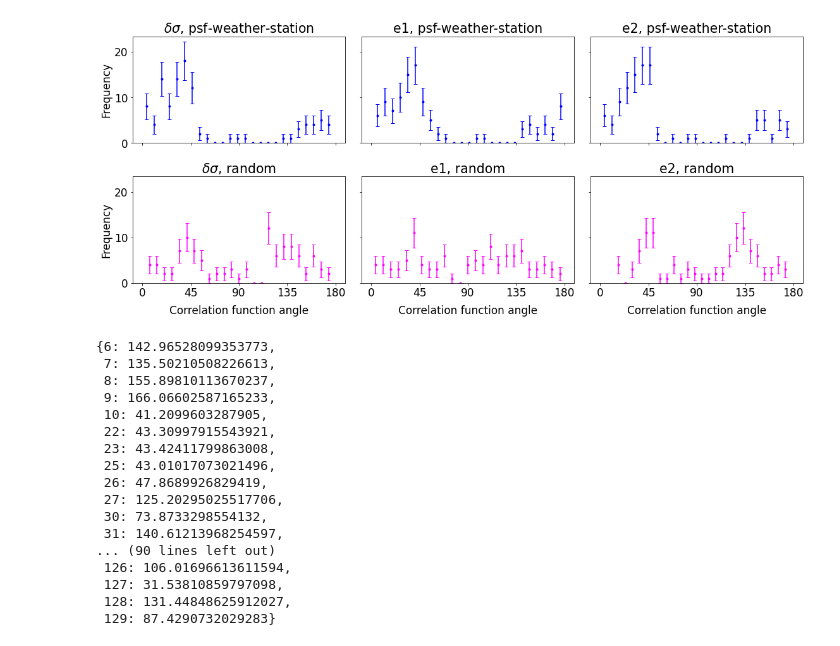
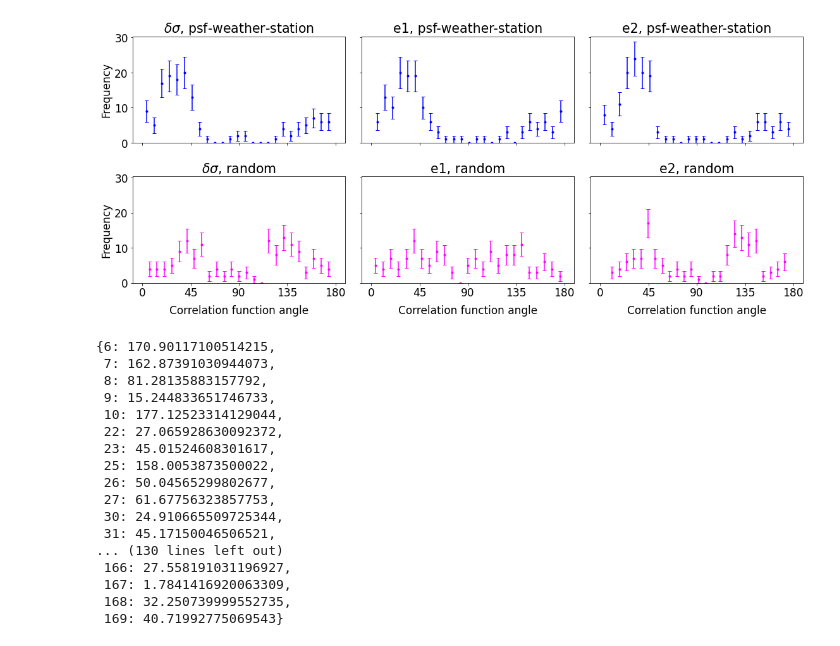
Before and after one commit to insepien/psf, a Jupyter notebook: fit2pcf/calMoments.ipynb, the cells around one changed output. Cells and saved outputs as stored; diff of their text form; code cells hidden in the pictures.

```diff
--- a/fit2pcf/calMoments.ipynb
+++ b/fit2pcf/calMoments.ipynb
@@ -87,7 +87,7 @@ def get_orient(im):
 # %%
 seeds = list(range(6,11))+[22,23,25,26,27]+list(range(30,40))
 seeds +=list(range(42,54))+list(range(55,61))+list(range(62,90))
-seeds += list(range(90,130))
+seeds += list(range(90,170))
 # %%
 theta_dsigmaP, theta_e1P, theta_e2P = {}, {}, {}
 for seed in seeds:
@@ -124,7 +124,7 @@ for seed in seeds:
     theta_e2R[seed] = get_orient(xi_e2)
 # %%
 def plothist(ax,para,clr):
-    y, bin_edges, _ = ax.hist(para, bins=binn, histtype='step', color="white")
+    y, bin_edges, _ = ax.hist(para, bins=25, histtype='step', color="white")
     bin_centers = 0.5*(bin_edges[1:] + bin_edges[:-1])
     ax.errorbar(
         bin_centers,
@@ -132,52 +132,51 @@ def plothist(ax,para,clr):
         yerr = y**0.5,
         marker = '.', drawstyle="steps-mid",
         linestyle ="",capsize=3, color=clr)
     return ax
 
 plt.rcParams['font.size'] = 17
 plt.rcParams['axes.labelsize'] = 17
 
 paraP = [theta_dsigmaP.values(), theta_e1P.values(), theta_e2P.values()]
 paraR = [theta_dsigmaR.values(), theta_e1R.values(), theta_e2R.values()]
 
 fig,ax =plt.subplots(2,3,figsize=(16,7), sharey=True, sharex=True)
-binn = 25
 
 for i in range(3):
     ax[0,i] = plothist(ax[0,i], paraP[i],'blue')
     ax[1,i] = plothist(ax[1,i], paraR[i], 'magenta')
 
 ax[0,0].set_title("$\delta\sigma$, psf-weather-station")
 ax[1,0].set_title("$\delta\sigma$, random")
 ax[0,1].set_title("e1, psf-weather-station")
 ax[1,1].set_title("e1, random")
 ax[0,2].set_title("e2, psf-weather-station")
 ax[1,2].set_title("e2, random")
 
 [a.set_xlabel("Correlation function angle", labelpad=10) for a in ax[1]]
 [ax[i,0].set_ylabel("Frequency") for i in range(2)]
 ax[0,0].set_xticks(np.linspace(0,180,5))
 
 fig.tight_layout()
 # %% [output]
-[figure, old version]
+[figure, new version]
 # %%
-theta_e2R
+theta_dsigmaP
 # %% [output]
-{6: 142.96528099353773,
- 7: 135.50210508226613,
- 8: 155.89810113670237,
- 9: 166.06602587165233,
- 10: 41.2099603287905,
- 22: 43.30997915543921,
- 23: 43.42411799863008,
- 25: 43.01017073021496,
- 26: 47.8689926829419,
- 27: 125.20295025517706,
- 30: 73.8733298554132,
- 31: 140.61213968254597,
-... (90 lines left out)
- 126: 106.01696613611594,
- 127: 31.53810859797098,
- 128: 131.44848625912027,
- 129: 87.4290732029283}
+{6: 170.90117100514215,
+ 7: 162.87391030944073,
+ 8: 81.28135883157792,
+ 9: 15.244833651746733,
+ 10: 177.12523314129044,
+ 22: 27.065928630092372,
+ 23: 45.01524608301617,
+ 25: 158.0053873500022,
+ 26: 50.04565299802677,
+ 27: 61.67756323857753,
+ 30: 24.910665509725344,
+ 31: 45.17150046506521,
+... (130 lines left out)
+ 166: 27.558191031196927,
+ 167: 1.7841416920063309,
+ 168: 32.250739999552735,
+ 169: 40.71992775069543}
```
Also changed, not shown: 3 other files.
